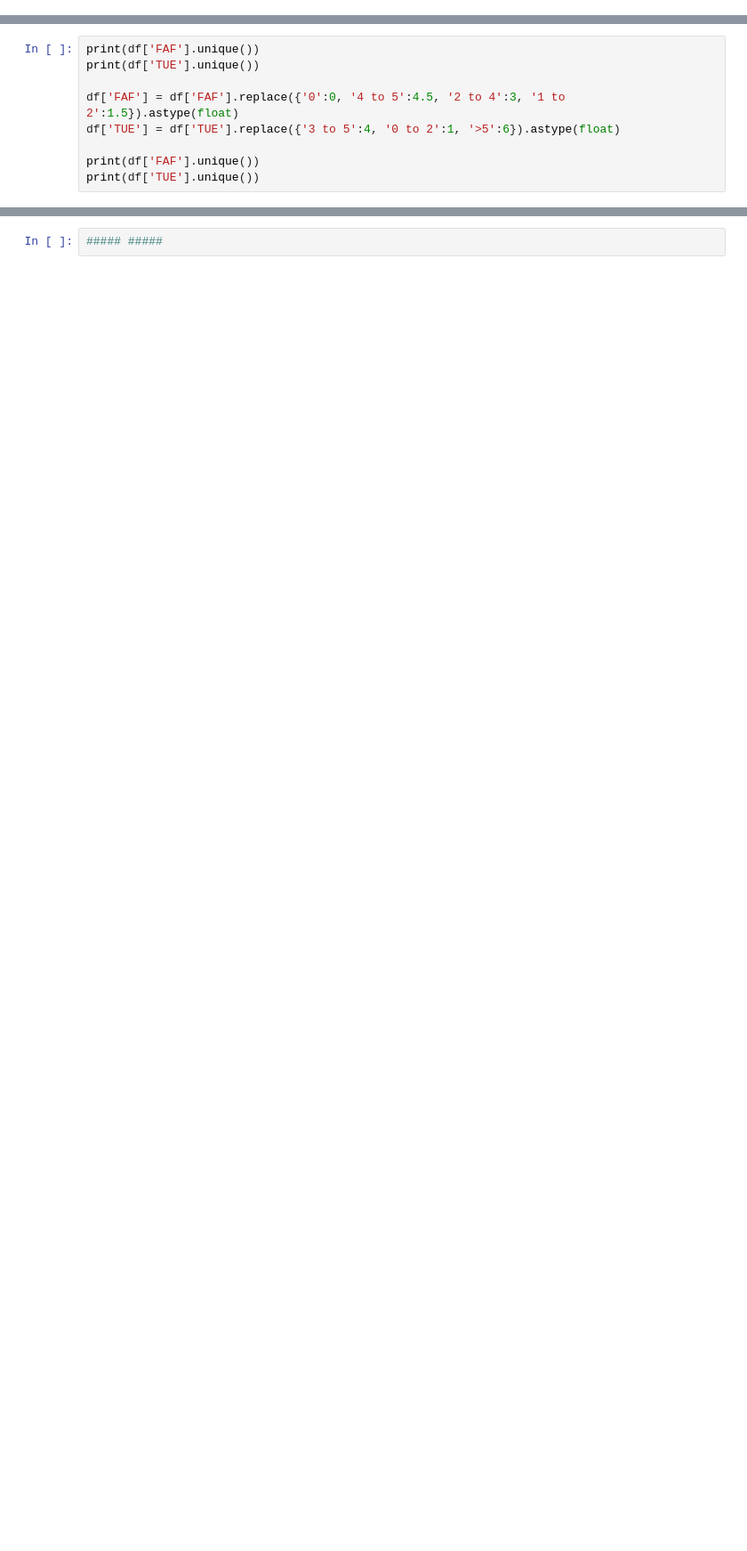
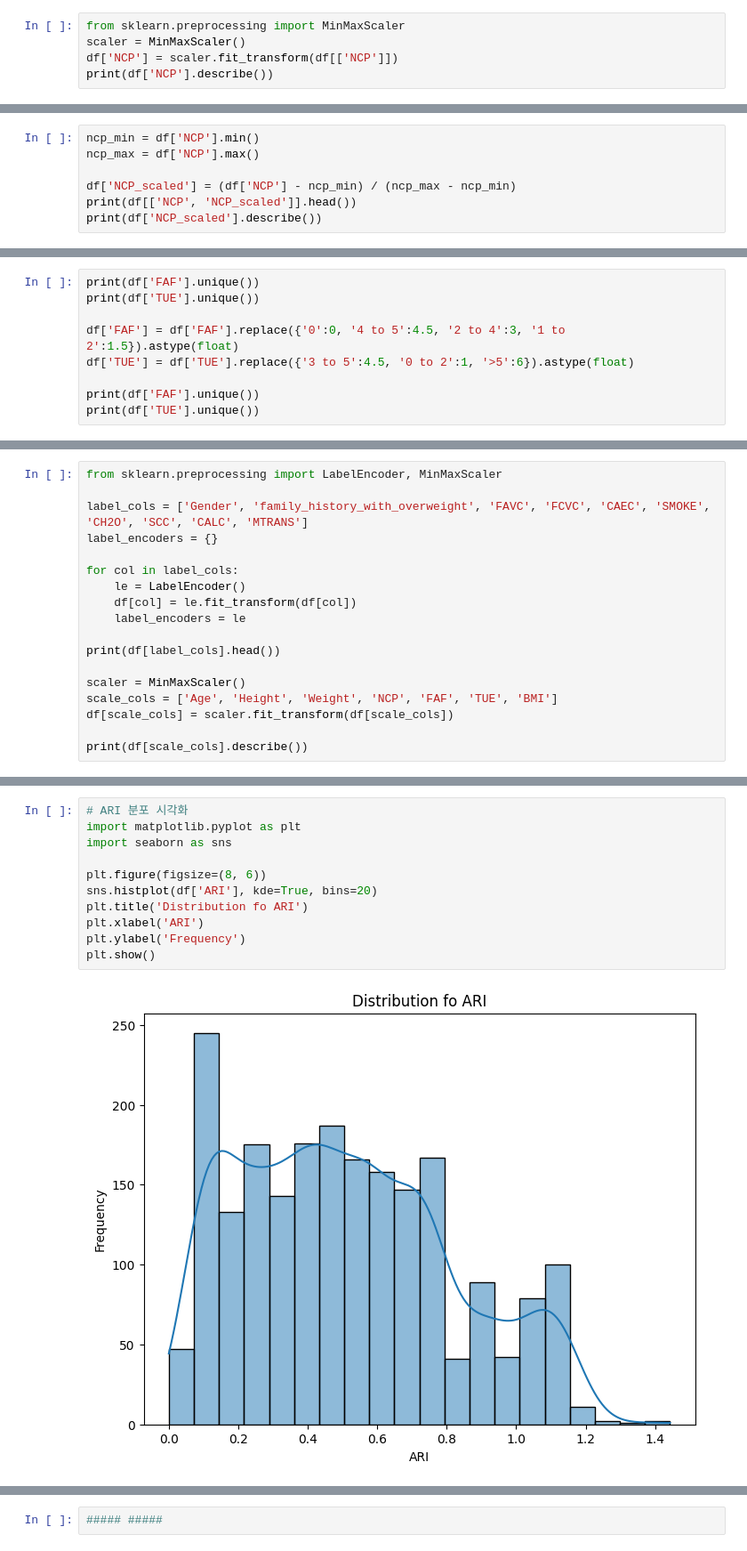
Before and after one commit to ToleranceKim/learning-data-science, a Jupyter notebook: ADP/기출연습/drill_note.ipynb, the cells around one changed output, grey strips where cells are left out. Shown: that part at 89% size. Saved outputs shown, nothing was run; the diff lists cells and outputs as text; blank space fills up the shorter version.

```diff
--- a/ADP/training/drill_note.ipynb
+++ b/ADP/기출연습/drill_note.ipynb
@@ -26,3 +26,8 @@ Data columns (total 19 columns):
 50%      23.000000     1.700499    83.000000     3.000000    28.719089
 75%      26.000000     1.768464   107.000000     3.000000    36.016501
 max      61.000000     1.980000   173.000000     4.000000    50.811753
+# %%
+from sklearn.preprocessing import MinMaxScaler
+scaler = MinMaxScaler()
+df['NCP'] = scaler.fit_transform(df[['NCP']])
+print(df['NCP'].describe())
@@ -28,0 +44,7 @@ max      61.000000     1.980000   173.000000     4.000000    50.811753
+# %%
+ncp_min = df['NCP'].min()
+ncp_max = df['NCP'].max()
+
+df['NCP_scaled'] = (df['NCP'] - ncp_min) / (ncp_max - ncp_min)
+print(df[['NCP', 'NCP_scaled']].head())
+print(df['NCP_scaled'].describe())
@@ -101,7 +139,7 @@ print(df['FAF'].unique())
 print(df['TUE'].unique())
 
 df['FAF'] = df['FAF'].replace({'0':0, '4 to 5':4.5, '2 to 4':3, '1 to 2':1.5}).astype(float)
-df['TUE'] = df['TUE'].replace({'3 to 5':4, '0 to 2':1, '>5':6}).astype(float)
+df['TUE'] = df['TUE'].replace({'3 to 5':4.5, '0 to 2':1, '>5':6}).astype(float)
 
 print(df['FAF'].unique())
 print(df['TUE'].unique())
@@ -112,0 +164,18 @@ print(df['TUE'].unique())
+# %%
+from sklearn.preprocessing import LabelEncoder, MinMaxScaler
+
+label_cols = ['Gender', 'family_history_with_overweight', 'FAVC', 'FCVC', 'CAEC', 'SMOKE', 'CH2O', 'SCC', 'CALC', 'MTRANS']
+label_encoders = {}
+
+for col in label_cols:
+    le = LabelEncoder()
+    df[col] = le.fit_transform(df[col])
+    label_encoders = le
+
+print(df[label_cols].head())
+
+scaler = MinMaxScaler()
+scale_cols = ['Age', 'Height', 'Weight', 'NCP', 'FAF', 'TUE', 'BMI']
+df[scale_cols] = scaler.fit_transform(df[scale_cols])
+
+print(df[scale_cols].describe())
@@ -113 +214,14 @@ print(df['TUE'].unique())
+# %%
+# ARI 분포 시각화
+import matplotlib.pyplot as plt
+import seaborn as sns
+
+plt.figure(figsize=(8, 6))
+sns.histplot(df['ARI'], kde=True, bins=20)
+plt.title('Distribution fo ARI')
+plt.xlabel('ARI')
+plt.ylabel('Frequency')
+plt.show()
+# %% [output]
+[figure, added]
 # %%
```
Also changed, not shown: parts of 16 cells of this notebook, 8 other files.
